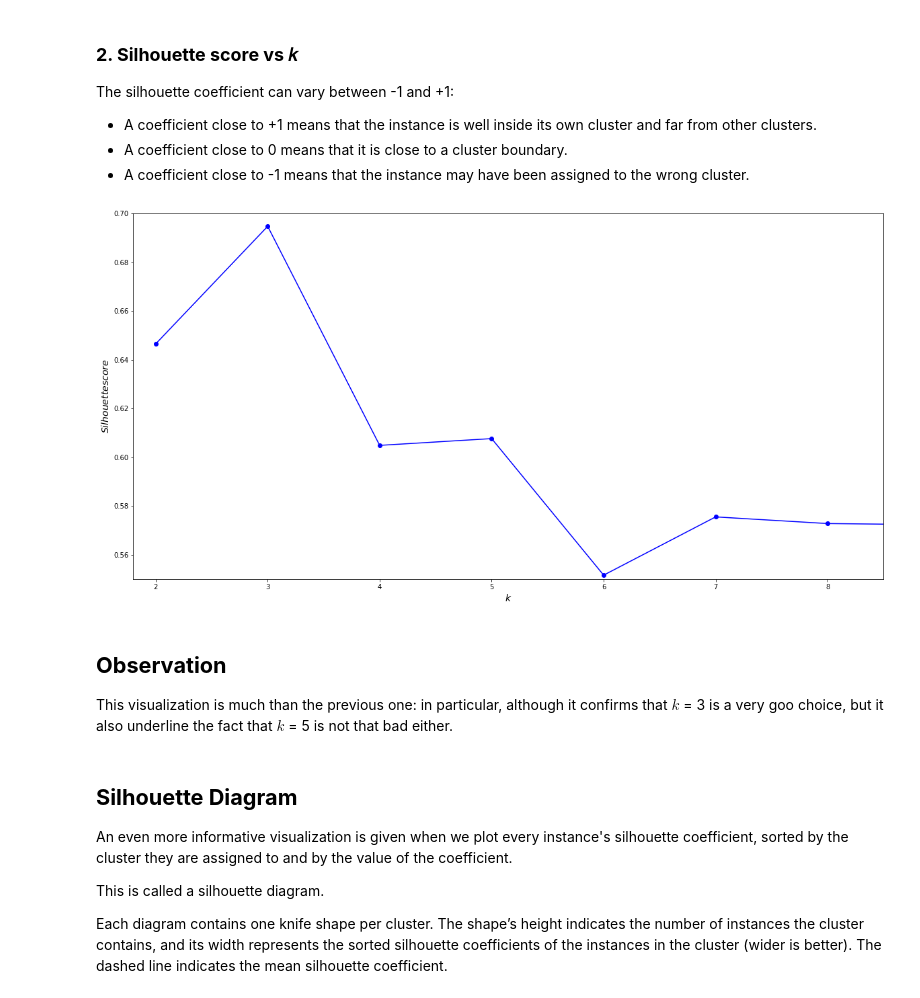
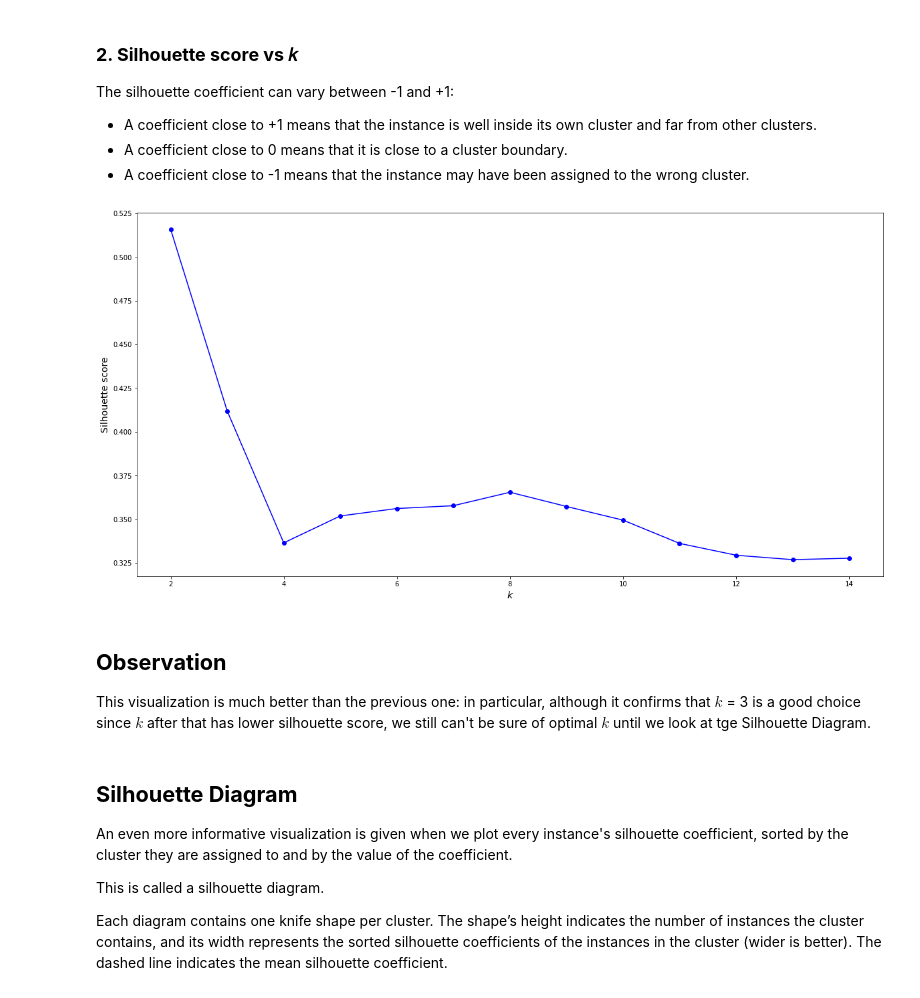
Before and after one commit to shressujan/stocks, a Jupyter notebook: stocks_analysis.ipynb, the cells around one changed output. Saved outputs shown, nothing was run; the diff lists cells and outputs as text; code cells hidden in the pictures.

```diff
--- a/stocks_analysis.ipynb
+++ b/stocks_analysis.ipynb
@@ -38,8 +38,9 @@ import yfinance as yf
 aapl = yf.Ticker('AAPL')
 
 #get historical market data
-hist = aapl.history(period='15y')
+hist = aapl.history(period='30y')
+hist.reset_index(inplace=True)
 
-#if you wish to look at the entire historical data for last 15 years!
-print(hist)
+#if you wish to look at the entire historical data for last 30 years!
+hist
 # %% [output]
@@ -110,7 +150,7 @@ from sklearn.metrics import silhouette_score, silhouette_samples
 # %% [markdown]
 ### 1.   **Elbow Curve** method
 # %%
-X = hist[['PCD']]
+X = hist[['PCD', 'YEAR', 'MONTH']]
 
 kmeans_per_k = [KMeans(n_clusters=k, random_state=43).fit(X)
                 for k in range(1,15)]
@@ -147,19 +187,19 @@ The silhouette coefficient can vary between -1 and +1:
 # %%
 silhouette_scores = [silhouette_score(X, model.labels_)
                       for model in kmeans_per_k[1:]]    #silhouette scores for models in kmeans_per_k starting at index=1
 
 plt.figure(figsize=(20, 10))
 plt.plot(range(2, 15), silhouette_scores, 'bo-')  #setting the range for plot equal to the range used for kmeans.
 plt.xlabel('$k$', fontsize=14)
-plt.ylabel('$Silhouette score$', fontsize=14)
-plt.axis([1.8, 8.5, 0.55, 0.7])
+plt.ylabel('Silhouette score', fontsize=14)
+# plt.axis([1.8, 8.5, 0.55, 0.7])
 plt.show()
 # %% [output]
-[figure, old version]
+[figure, new version]
 # %% [markdown]
 ## **Observation**
 
-This visualization is much than the previous one: in particular, although it confirms that $k$ = 3 is a very goo choice, but it also underline the fact that $k$ = 5 is not that bad either.
+This visualization is much better than the previous one: in particular, although it confirms that $k$ = 3 is a good choice since $k$ after that has lower silhouette score, we still can't be sure of optimal $k$ until we look at tge Silhouette Diagram.
 # %% [markdown]
 ## **Silhouette Diagram**
 
```
Also changed, not shown: parts of 13 cells of this notebook.
